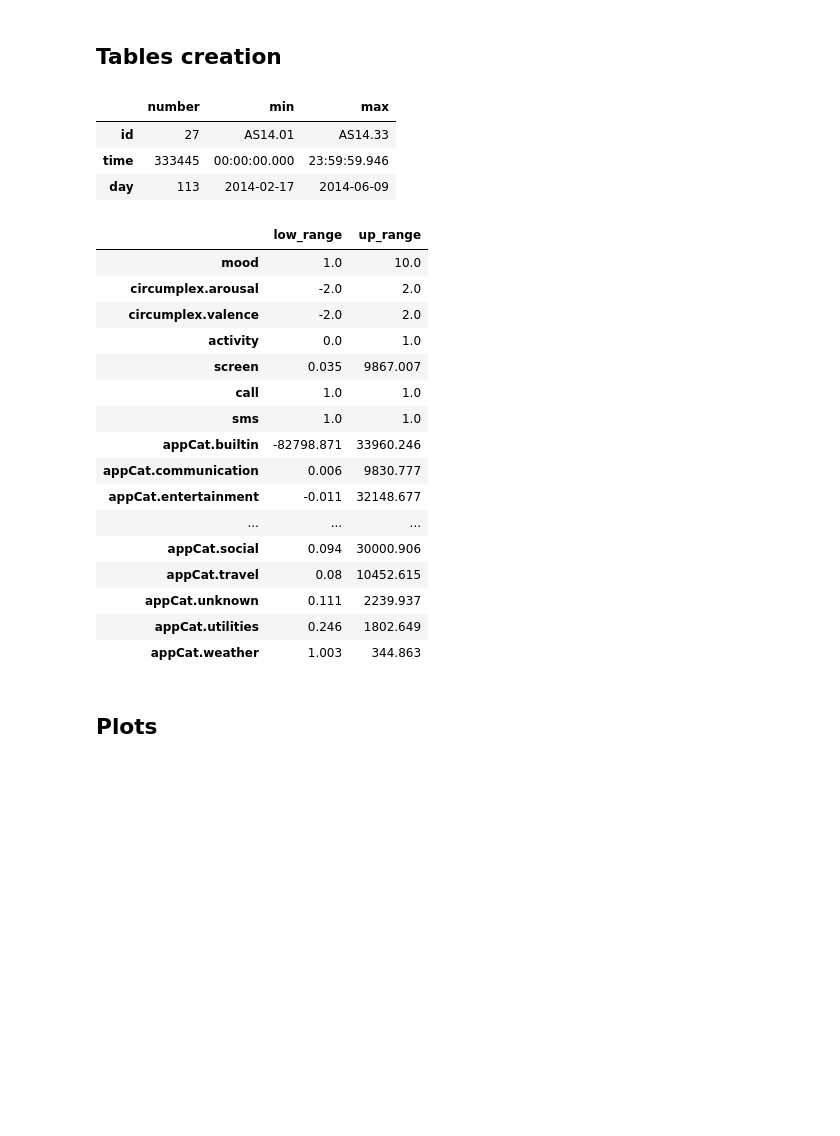
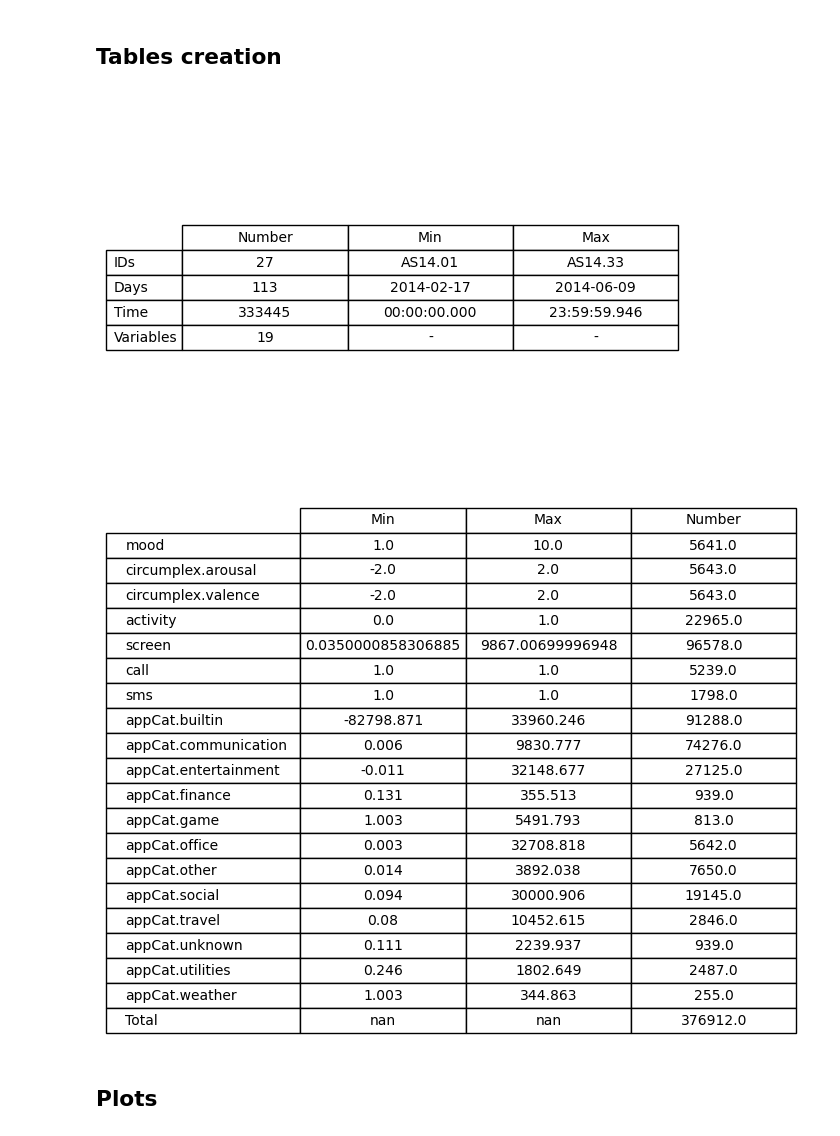
Before and after one commit to balintszarvas/DMT-1, a Jupyter notebook: advanced dataset/advanced_questions.ipynb, the cells around one changed output. Saved outputs shown, nothing was run; the diff lists cells and outputs as text; code cells hidden in the pictures; blank space fills up the shorter version.

```diff
--- a/advanced dataset/advanced_questions.ipynb
+++ b/advanced dataset/advanced_questions.ipynb
@@ -13,50 +14,58 @@ df[['day', 'time']] = df['time'].str.split(' ', expand=True)
 df.head()
 variables = df['variable'].unique()
 ids = df['id'].unique()
-days = df['day'].unique()
+days = df['day'].sort_values().unique()
 times = df['time'].unique()
 # %% [markdown]
 ## Tables creation
 # %%
-columns = ['number', 'min', 'max']
-rows = ['id','time','day']
+columns = ['Number', 'Min', 'Max']
+rows = ['IDs','Days','Time', 'Variables']
 table = pd.DataFrame(index = rows,columns= columns)
 low_range = df.min()
 up_range = df.max()
-table.loc['id'] = [ids.shape[0],low_range['id'], up_range['id']]
-table.loc['day'] = [days.shape[0],low_range['day'], up_range['day']]
-table.loc['time'] = [times.shape[0],low_range['time'], up_range['time']]
-table
+table.loc['IDs'] = [ids.shape[0],low_range['id'], up_range['id']]
+table.loc['Days'] = [days.shape[0],low_range['day'], up_range['day']]
+table.loc['Time'] = [times.shape[0],low_range['time'], up_range['time']]
+table.loc['Variables'] = [variables.shape[0],'-' , '-']
+
+fig, ax = plt.subplots()
+ax.axis('off')
+table_ax = plt.table(cellText=table.values, colLabels=table.columns, rowLabels=table.index, cellLoc = 'center', loc='center')
+
+table_ax.auto_set_font_size(False)
+table_ax.set_fontsize(10)
+table_ax.scale(1, 1.5)
+
+plt.savefig('table.png')
 # %% [output]
-|  | number | min | max |
-| id | 27 | AS14.01 | AS14.33 |
-| time | 333445 | 00:00:00.000 | 23:59:59.946 |
-| day | 113 | 2014-02-17 | 2014-06-09 |
+[figure, added]
 # %%
-table_var = pd.DataFrame(index = [variables],columns= [ 'low_range', 'up_range'])
+table_var = pd.DataFrame(index = variables, columns= [ 'Min', 'Max', 'Number'])
+
 var_range = []
 for i,var in enumerate(variables):
     data = df[df['variable'] == var]['value']
-    var_range += [np.array([np.min(data), np.max(data)])]
+    var_range += [np.array([np.min(data), np.max(data), data.shape[0]])]
 for i,var in enumerate(variables):
     table_var.iloc[i] = var_range[i]
 
-table_var
+# Calculate the sum of the 'Number' column
+total_number = table_var['Number'].sum()
+
+# Add a row with the sum of the 'Number' column
+table_var.loc['Total', 'Number'] = total_number
+
+table_var.rename_axis('Variables', axis='index', inplace=True)
+
+fig, ax = plt.subplots()
+ax.axis('off')
+table_ax = plt.table(cellText=table_var.values, colLabels=table_var.columns, rowLabels=table_var.index, cellLoc = 'center', loc='center')
+
+table_ax.auto_set_font_size(False)
+table_ax.set_fontsize(10)
+table_ax.scale(1, 1.5)
+table_var.to_excel("output.xlsx")
+plt.savefig('table_var.png')
 # %% [output]
-|  | low_range | up_range |
-| mood | 1.0 | 10.0 |
-| circumplex.arousal | -2.0 | 2.0 |
-| circumplex.valence | -2.0 | 2.0 |
-| activity | 0.0 | 1.0 |
-| screen | 0.035 | 9867.007 |
-| call | 1.0 | 1.0 |
-| sms | 1.0 | 1.0 |
-| appCat.builtin | -82798.871 | 33960.246 |
-| appCat.communication | 0.006 | 9830.777 |
-| appCat.entertainment | -0.011 | 32148.677 |
-| ... | ... | ... |
-| appCat.social | 0.094 | 30000.906 |
-| appCat.travel | 0.08 | 10452.615 |
-| appCat.unknown | 0.111 | 2239.937 |
-| appCat.utilities | 0.246 | 1802.649 |
-| appCat.weather | 1.003 | 344.863 |
+[figure, added]
```
Also changed, not shown: parts of 4 cells of this notebook, 23 other files.
